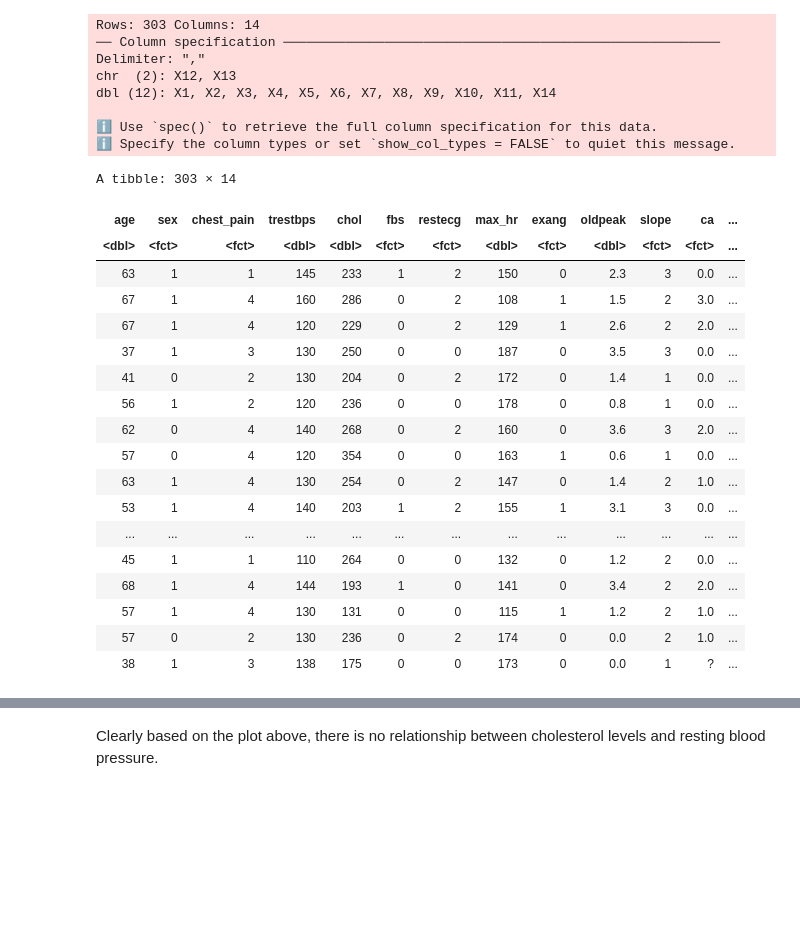
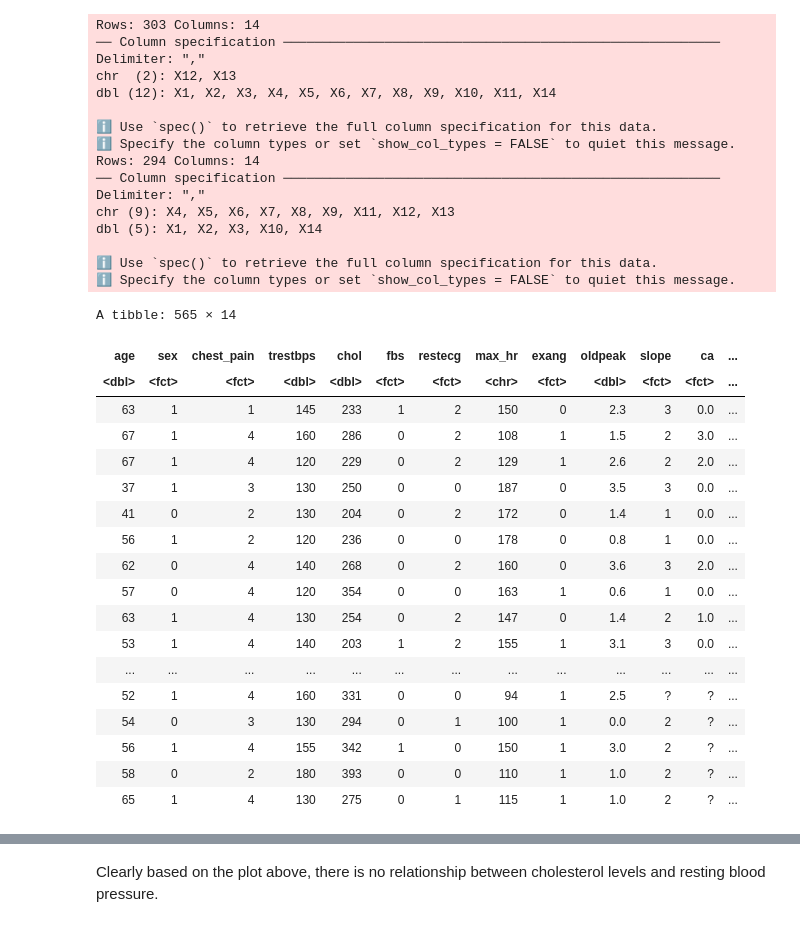
Before and after one commit to xonew/DSCI-100-002-Group-26, a Jupyter notebook: Cleaning.ipynb, the cells around one changed output, grey strips where cells are left out. Saved outputs shown, nothing was run; the diff lists cells and outputs as text; code cells hidden in the pictures; blank space fills up the shorter version.

```diff
--- a/Cleaning.ipynb
+++ b/Cleaning.ipynb
@@ -1,32 +1,42 @@
 # %%
 library(tidyverse)
-heart_data <- read_delim('Data/processed.cleveland.data', col_names = FALSE) |> as_tibble()
+cleveland_data <- read_delim('Data/processed.cleveland.data', col_names = FALSE) |> as_tibble()
+hungarian_data <- read_delim('Data/processed.hungarian.data', col_names = FALSE) |> as_tibble()
+heart_data <- rbind(cleveland_data, hungarian_data)
 #reads the raw data and converts it into a tibble with no column names
 colnames(heart_data) <- c('age', 'sex', 'chest_pain', 'trestbps', 'chol', 'fbs', 'restecg', 'max_hr',
               'exang', 'oldpeak', 'slope', 'ca', 'thal', 'num')
 #assigns names to the columns based on information from the website
 heart_data <- mutate(heart_data, sex = as.factor(sex), chest_pain = as.factor(chest_pain),
     num = replace(num, num > 0, 1), num = as.factor(num), fbs = as.factor(fbs), restecg = as.factor(restecg),
     exang = as.factor(exang), thal = as.factor(thal), slope = as.factor(slope), ca = as.factor(ca)) |>
 #converts all categorical attributes into factors
 filter(chol != '?', trestbps != '?', fbs != '?') |>
 #removes missing values from the cholesterol, resting blood pressure, fasting blood sugar and maximum
 #heart rate columns
 mutate(chol = as.double(chol), trestbps = as.double(trestbps))
 #converts all numerical attributes into doubles
 heart_data
 # %% [output]
 Rows: 303 Columns: 14
 ── Column specification ────────────────────────────────────────────────────────
 Delimiter: ","
 chr  (2): X12, X13
 dbl (12): X1, X2, X3, X4, X5, X6, X7, X8, X9, X10, X11, X14
 
 ℹ Use `spec()` to retrieve the full column specification for this data.
 ℹ Specify the column types or set `show_col_types = FALSE` to quiet this message.
+Rows: 294 Columns: 14
+── Column specification ────────────────────────────────────────────────────────
+Delimiter: ","
+chr (9): X4, X5, X6, X7, X8, X9, X11, X12, X13
+dbl (5): X1, X2, X3, X10, X14
+
+ℹ Use `spec()` to retrieve the full column specification for this data.
+ℹ Specify the column types or set `show_col_types = FALSE` to quiet this message.
-A tibble: 303 × 14
+A tibble: 565 × 14
 | age | sex | chest_pain | trestbps | chol | fbs | restecg | max_hr | exang | oldpeak | slope | ca | ... |
-| <dbl> | <fct> | <fct> | <dbl> | <dbl> | <fct> | <fct> | <dbl> | <fct> | <dbl> | <fct> | <fct> | ... |
+| <dbl> | <fct> | <fct> | <dbl> | <dbl> | <fct> | <fct> | <chr> | <fct> | <dbl> | <fct> | <fct> | ... |
 | 63 | 1 | 1 | 145 | 233 | 1 | 2 | 150 | 0 | 2.3 | 3 | 0.0 | ... |
 | 67 | 1 | 4 | 160 | 286 | 0 | 2 | 108 | 1 | 1.5 | 2 | 3.0 | ... |
 | 67 | 1 | 4 | 120 | 229 | 0 | 2 | 129 | 1 | 2.6 | 2 | 2.0 | ... |
@@ -38,11 +48,11 @@ A tibble: 303 × 14
 | 63 | 1 | 4 | 130 | 254 | 0 | 2 | 147 | 0 | 1.4 | 2 | 1.0 | ... |
 | 53 | 1 | 4 | 140 | 203 | 1 | 2 | 155 | 1 | 3.1 | 3 | 0.0 | ... |
 | ... | ... | ... | ... | ... | ... | ... | ... | ... | ... | ... | ... | ... |
-| 45 | 1 | 1 | 110 | 264 | 0 | 0 | 132 | 0 | 1.2 | 2 | 0.0 | ... |
-| 68 | 1 | 4 | 144 | 193 | 1 | 0 | 141 | 0 | 3.4 | 2 | 2.0 | ... |
-| 57 | 1 | 4 | 130 | 131 | 0 | 0 | 115 | 1 | 1.2 | 2 | 1.0 | ... |
-| 57 | 0 | 2 | 130 | 236 | 0 | 2 | 174 | 0 | 0.0 | 2 | 1.0 | ... |
-| 38 | 1 | 3 | 138 | 175 | 0 | 0 | 173 | 0 | 0.0 | 1 | ? | ... |
+| 52 | 1 | 4 | 160 | 331 | 0 | 0 | 94 | 1 | 2.5 | ? | ? | ... |
+| 54 | 0 | 3 | 130 | 294 | 0 | 1 | 100 | 1 | 0.0 | 2 | ? | ... |
+| 56 | 1 | 4 | 155 | 342 | 1 | 0 | 150 | 1 | 3.0 | 2 | ? | ... |
+| 58 | 0 | 2 | 180 | 393 | 0 | 0 | 110 | 1 | 1.0 | 2 | ? | ... |
+| 65 | 1 | 4 | 130 | 275 | 0 | 1 | 115 | 1 | 1.0 | 2 | ? | ... |
 # %%
 heart_plot_chol_bps <- heart_data |>
                 ggplot(aes(x = trestbps, y = chol, color = num)) +
```
Also changed, not shown: parts of 1 cell of this notebook.
